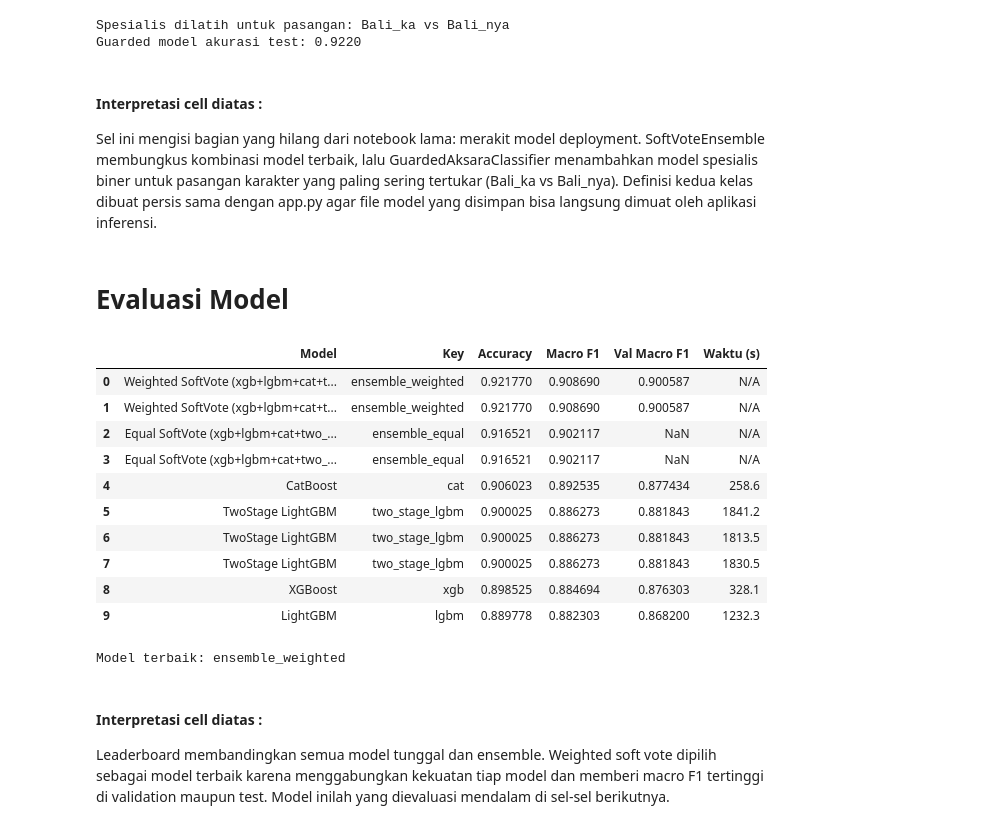
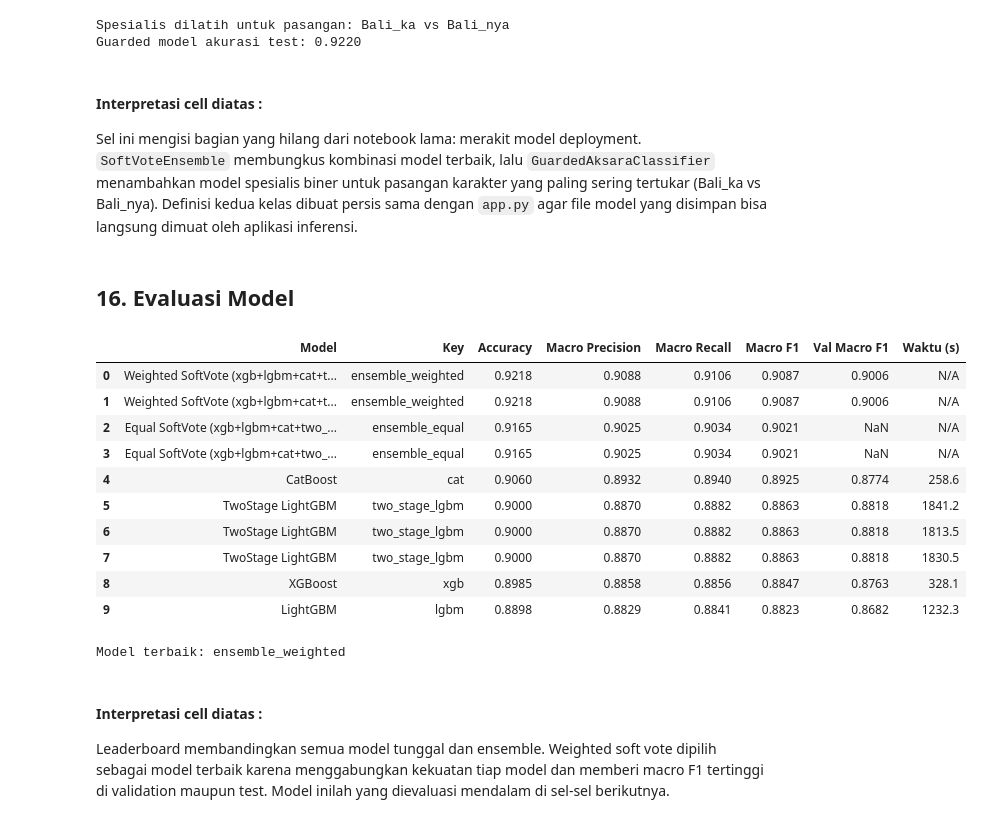
Before and after one commit to ddrlve/Nusantara-Script-Recognition-ML, a Jupyter notebook: notebooks/training-aksara-ml.ipynb, the cells around one changed output. Cells and saved outputs as stored; diff of their text form; code cells hidden in the pictures.

```diff
--- a/notebooks/training-aksara-ml.ipynb
+++ b/notebooks/training-aksara-ml.ipynb
@@ -1672,29 +1751,45 @@ Guarded model akurasi test: 0.9220
 # %% [markdown]
 #### Interpretasi cell diatas :
 
-Sel ini mengisi bagian yang hilang dari notebook lama: merakit model deployment. SoftVoteEnsemble membungkus kombinasi model terbaik, lalu GuardedAksaraClassifier menambahkan model spesialis biner untuk pasangan karakter yang paling sering tertukar (Bali_ka vs Bali_nya). Definisi kedua kelas dibuat persis sama dengan app.py agar file model yang disimpan bisa langsung dimuat oleh aplikasi inferensi.
+Sel ini mengisi bagian yang hilang dari notebook lama: merakit model deployment. `SoftVoteEnsemble` membungkus kombinasi model terbaik, lalu `GuardedAksaraClassifier` menambahkan model spesialis biner untuk pasangan karakter yang paling sering tertukar (Bali_ka vs Bali_nya). Definisi kedua kelas dibuat persis sama dengan `app.py` agar file model yang disimpan bisa langsung dimuat oleh aplikasi inferensi.
 # %% [markdown]
-# Evaluasi Model
+## 16. Evaluasi Model
 # %%
-# Leaderboard semua model, diurutkan berdasarkan macro F1
-results_df = pd.DataFrame(RESULTS).sort_values("Macro F1", ascending=False).reset_index(drop=True)
+# Leaderboard semua model dengan macro precision, recall, dan F1
+leaderboard_rows = []
+for r in RESULTS:
+    key = r["Key"]
+    pred = PREDS[key]
+    macro_p, macro_r, macro_f1, _ = precision_recall_fscore_support(
+        y_test, pred, labels=ALL_LABELS, average="macro", zero_division=0)
+    leaderboard_rows.append({
+        "Model": r["Model"], "Key": key,
+        "Accuracy": accuracy_score(y_test, pred),
+        "Macro Precision": macro_p,
+        "Macro Recall": macro_r,
+        "Macro F1": macro_f1,
+        "Val Macro F1": r["Val Macro F1"],
+        "Waktu (s)": r["Waktu (s)"],
+    })
+
+results_df = pd.DataFrame(leaderboard_rows).sort_values("Macro F1", ascending=False).reset_index(drop=True)
 BEST_MODEL_KEY = "ensemble_weighted"
 BEST_PRED = PREDS[BEST_MODEL_KEY]
 BEST_PROBA = PROBAS[BEST_MODEL_KEY]
-display(results_df)
+display(results_df.round(4))
 print(f"Model terbaik: {BEST_MODEL_KEY}")
 # %% [output]
-|  | Model | Key | Accuracy | Macro F1 | Val Macro F1 | Waktu (s) |
-| 0 | Weighted SoftVote (xgb+lgbm+cat+t... | ensemble_weighted | 0.921770 | 0.908690 | 0.900587 | N/A |
-| 1 | Weighted SoftVote (xgb+lgbm+cat+t... | ensemble_weighted | 0.921770 | 0.908690 | 0.900587 | N/A |
-| 2 | Equal SoftVote (xgb+lgbm+cat+two_... | ensemble_equal | 0.916521 | 0.902117 | NaN | N/A |
-| 3 | Equal SoftVote (xgb+lgbm+cat+two_... | ensemble_equal | 0.916521 | 0.902117 | NaN | N/A |
-| 4 | CatBoost | cat | 0.906023 | 0.892535 | 0.877434 | 258.6 |
-| 5 | TwoStage LightGBM | two_stage_lgbm | 0.900025 | 0.886273 | 0.881843 | 1841.2 |
-| 6 | TwoStage LightGBM | two_stage_lgbm | 0.900025 | 0.886273 | 0.881843 | 1813.5 |
-| 7 | TwoStage LightGBM | two_stage_lgbm | 0.900025 | 0.886273 | 0.881843 | 1830.5 |
-| 8 | XGBoost | xgb | 0.898525 | 0.884694 | 0.876303 | 328.1 |
-| 9 | LightGBM | lgbm | 0.889778 | 0.882303 | 0.868200 | 1232.3 |
+|  | Model | Key | Accuracy | Macro Precision | Macro Recall | Macro F1 | Val Macro F1 | Waktu (s) |
+| 0 | Weighted SoftVote (xgb+lgbm+cat+t... | ensemble_weighted | 0.9218 | 0.9088 | 0.9106 | 0.9087 | 0.9006 | N/A |
+| 1 | Weighted SoftVote (xgb+lgbm+cat+t... | ensemble_weighted | 0.9218 | 0.9088 | 0.9106 | 0.9087 | 0.9006 | N/A |
+| 2 | Equal SoftVote (xgb+lgbm+cat+two_... | ensemble_equal | 0.9165 | 0.9025 | 0.9034 | 0.9021 | NaN | N/A |
+| 3 | Equal SoftVote (xgb+lgbm+cat+two_... | ensemble_equal | 0.9165 | 0.9025 | 0.9034 | 0.9021 | NaN | N/A |
+| 4 | CatBoost | cat | 0.9060 | 0.8932 | 0.8940 | 0.8925 | 0.8774 | 258.6 |
+| 5 | TwoStage LightGBM | two_stage_lgbm | 0.9000 | 0.8870 | 0.8882 | 0.8863 | 0.8818 | 1841.2 |
+| 6 | TwoStage LightGBM | two_stage_lgbm | 0.9000 | 0.8870 | 0.8882 | 0.8863 | 0.8818 | 1813.5 |
+| 7 | TwoStage LightGBM | two_stage_lgbm | 0.9000 | 0.8870 | 0.8882 | 0.8863 | 0.8818 | 1830.5 |
+| 8 | XGBoost | xgb | 0.8985 | 0.8858 | 0.8856 | 0.8847 | 0.8763 | 328.1 |
+| 9 | LightGBM | lgbm | 0.8898 | 0.8829 | 0.8841 | 0.8823 | 0.8682 | 1232.3 |
 Model terbaik: ensemble_weighted
 # %% [markdown]
 #### Interpretasi cell diatas :
```
Also changed, not shown: parts of 43 cells of this notebook.
